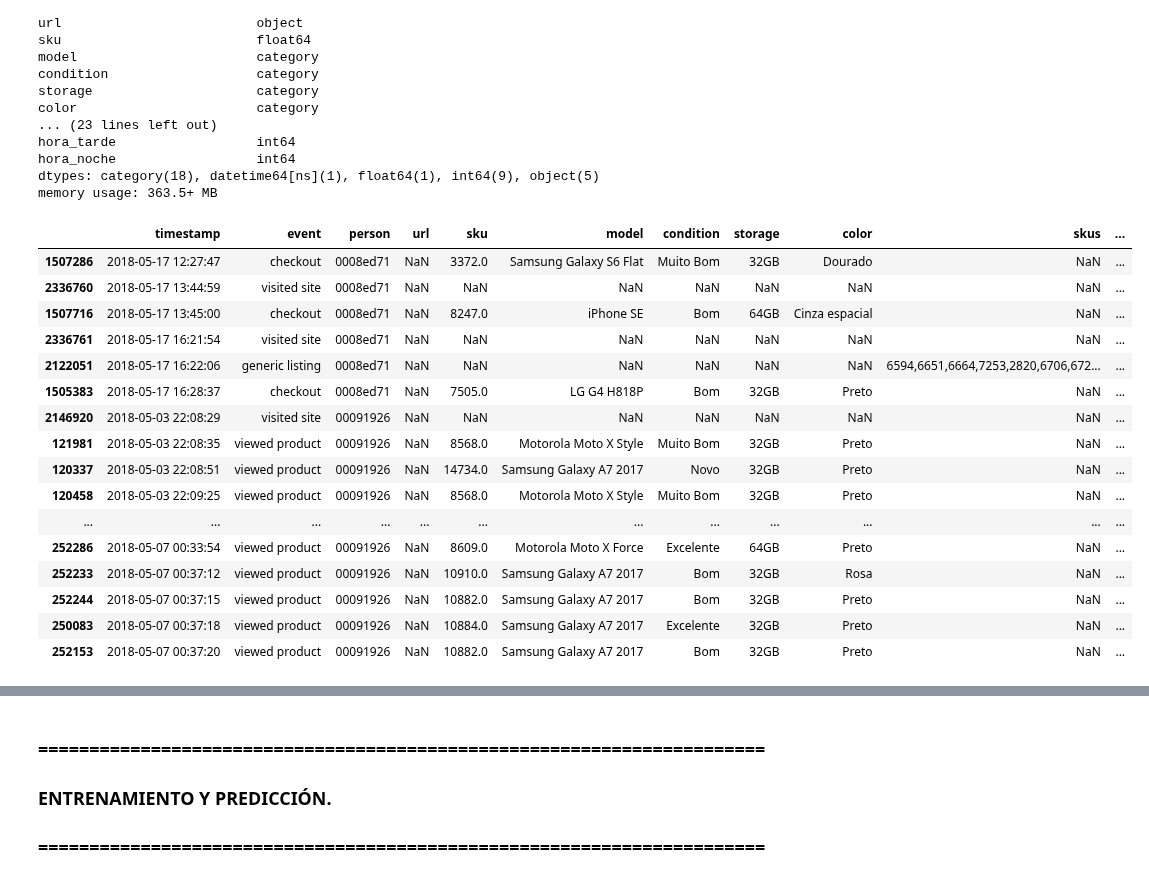
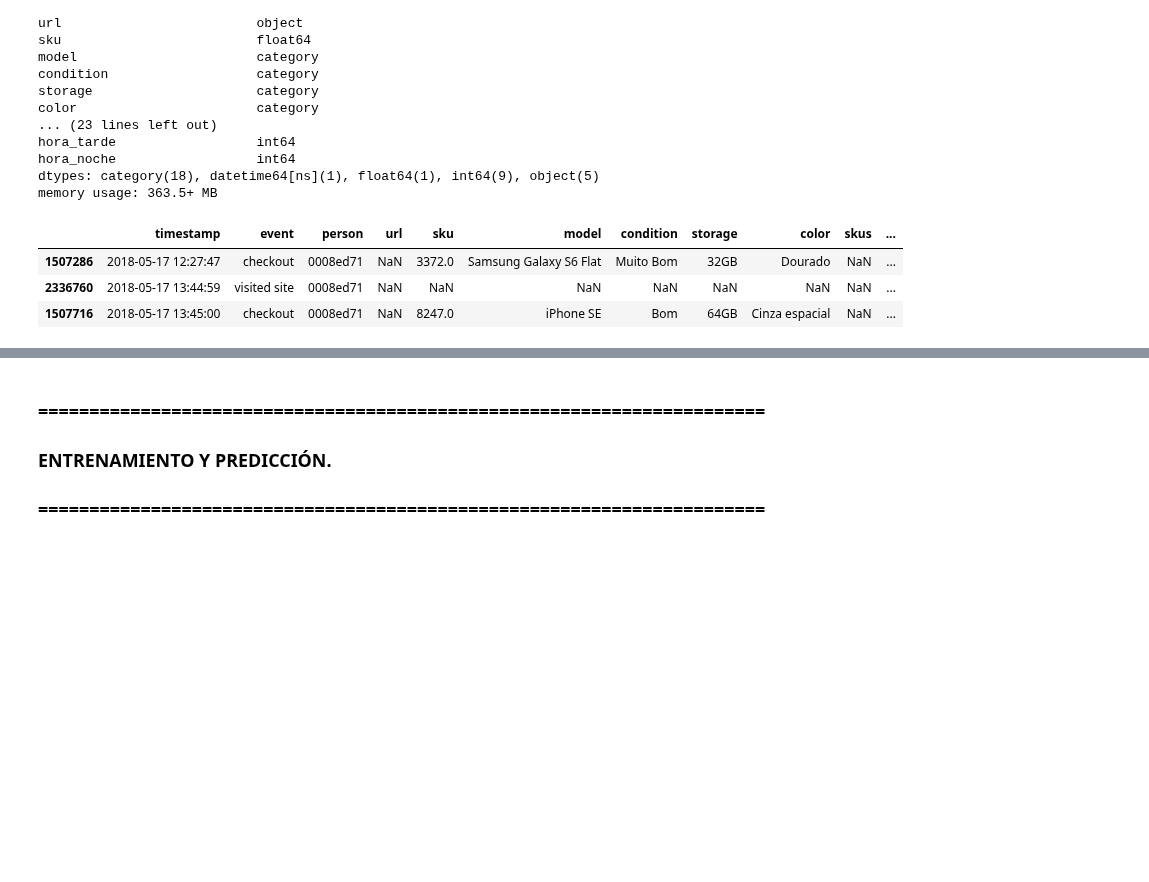
Before and after one commit to asilvestri2020/7506_2C2018, a Jupyter notebook: TP2/Borrador_Andres.ipynb, the cells around one changed output, grey strips where cells are left out. Drawn from its saved outputs; the diff is of its cells as text; code cells hidden in the pictures; blank space fills up the shorter version.

```diff
--- a/TP2/Borrador_Andres.ipynb
+++ b/TP2/Borrador_Andres.ipynb
@@ -125,6 +125,8 @@ hora_tarde                  int64
 hora_noche                  int64
 dtypes: category(18), datetime64[ns](1), float64(1), int64(9), object(5)
 memory usage: 363.5+ MB
+# %%
+eventos.rename(columns={'staticpage': 'Genstatpage'}, inplace=True)
 # %%
 # COLUMNAS DONDE POR CADA REGISTRO SABEMOS QUE TENEMOS UN VALOR (SIEMPRE PRESENTES)
 dummies = pd.get_dummies(eventos['diasemana'], drop_first=False)
@@ -148,24 +148,19 @@ dummies = ''
+# %%
+dummies = ''
+eventos.rename(columns={'generic listing': 'geneList', 'staticpage': 'statpage', 'staticpage': 'SP'}, inplace=True)
 # %%
 eventos_filtrados = ''
 
-#eventos = eventos[(eventos.person == '0008ed71')]
-eventos_filtrados = eventos.iloc[:, 0:45]
-eventos_filtrados.head(50)
+# VOY A TRABAJAR CON UN CASO  TESTIGO.
+pd.options.display.max_columns = 350
+
+#eventos = eventos[(eventos.person == 'db2c4d27')]
+eventos_filtrados = eventos.iloc[0:1000, 0:150]
+eventos_filtrados.head(3)
+
+#eventos_filtrados.info()
 # %% [output]
 |  | timestamp | event | person | url | sku | model | condition | storage | color | skus | ... |
 | 1507286 | 2018-05-17 12:27:47 | checkout | 0008ed71 | NaN | 3372.0 | Samsung Galaxy S6 Flat | Muito Bom | 32GB | Dourado | NaN | ... |
 | 2336760 | 2018-05-17 13:44:59 | visited site | 0008ed71 | NaN | NaN | NaN | NaN | NaN | NaN | NaN | ... |
 | 1507716 | 2018-05-17 13:45:00 | checkout | 0008ed71 | NaN | 8247.0 | iPhone SE | Bom | 64GB | Cinza espacial | NaN | ... |
-| 2336761 | 2018-05-17 16:21:54 | visited site | 0008ed71 | NaN | NaN | NaN | NaN | NaN | NaN | NaN | ... |
-| 2122051 | 2018-05-17 16:22:06 | generic listing | 0008ed71 | NaN | NaN | NaN | NaN | NaN | NaN | 6594,6651,6664,7253,2820,6706,672... | ... |
-| 1505383 | 2018-05-17 16:28:37 | checkout | 0008ed71 | NaN | 7505.0 | LG G4 H818P | Bom | 32GB | Preto | NaN | ... |
-| 2146920 | 2018-05-03 22:08:29 | visited site | 00091926 | NaN | NaN | NaN | NaN | NaN | NaN | NaN | ... |
-| 121981 | 2018-05-03 22:08:35 | viewed product | 00091926 | NaN | 8568.0 | Motorola Moto X Style | Muito Bom | 32GB | Preto | NaN | ... |
-| 120337 | 2018-05-03 22:08:51 | viewed product | 00091926 | NaN | 14734.0 | Samsung Galaxy A7 2017 | Novo | 32GB | Preto | NaN | ... |
-| 120458 | 2018-05-03 22:09:25 | viewed product | 00091926 | NaN | 8568.0 | Motorola Moto X Style | Muito Bom | 32GB | Preto | NaN | ... |
-| ... | ... | ... | ... | ... | ... | ... | ... | ... | ... | ... | ... |
-| 252286 | 2018-05-07 00:33:54 | viewed product | 00091926 | NaN | 8609.0 | Motorola Moto X Force | Excelente | 64GB | Preto | NaN | ... |
-| 252233 | 2018-05-07 00:37:12 | viewed product | 00091926 | NaN | 10910.0 | Samsung Galaxy A7 2017 | Bom | 32GB | Rosa | NaN | ... |
-| 252244 | 2018-05-07 00:37:15 | viewed product | 00091926 | NaN | 10882.0 | Samsung Galaxy A7 2017 | Bom | 32GB | Preto | NaN | ... |
-| 250083 | 2018-05-07 00:37:18 | viewed product | 00091926 | NaN | 10884.0 | Samsung Galaxy A7 2017 | Excelente | 32GB | Preto | NaN | ... |
-| 252153 | 2018-05-07 00:37:20 | viewed product | 00091926 | NaN | 10882.0 | Samsung Galaxy A7 2017 | Bom | 32GB | Preto | NaN | ... |
```
Also changed, not shown: parts of 9 cells of this notebook.
